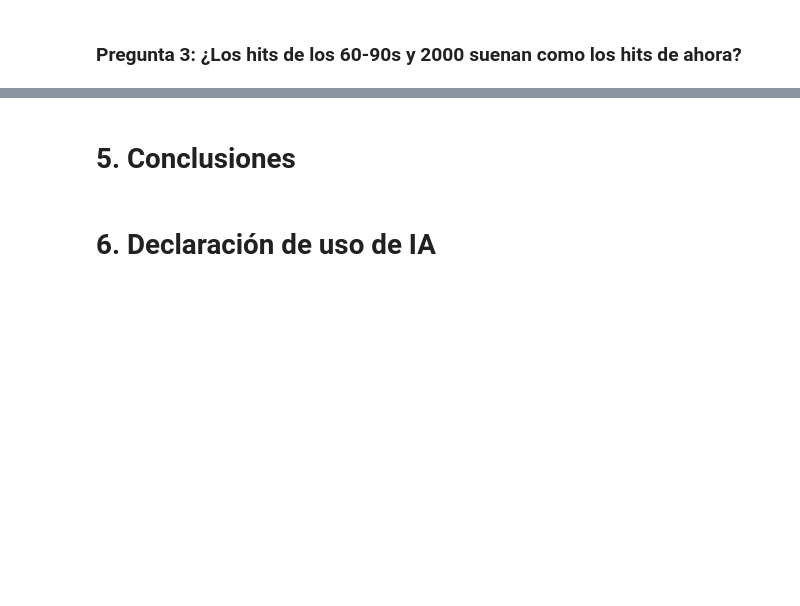
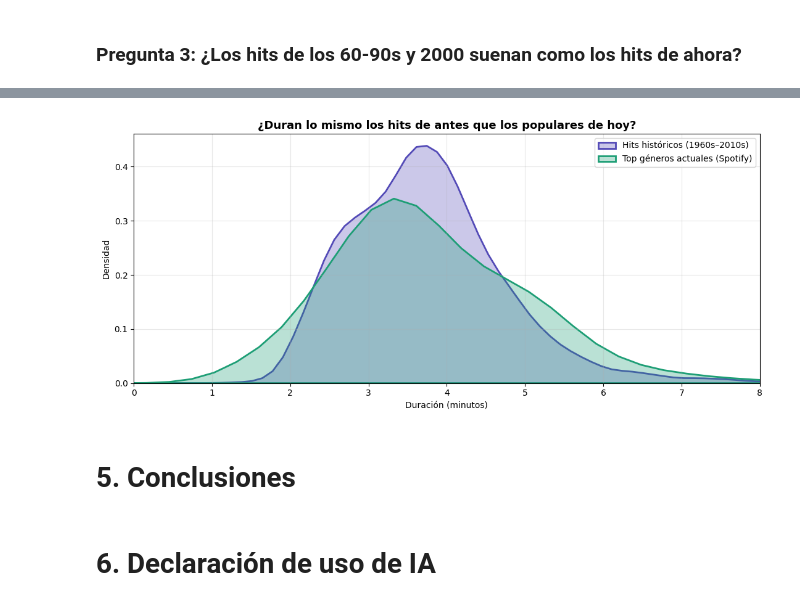
Before and after one commit to AJG239/Spotify-Visualitation, a Jupyter notebook: spotify.ipynb, the cells around one changed output, grey strips where cells are left out. Drawn from its saved outputs; the diff is of its cells as text; code cells hidden in the pictures; blank space fills up the shorter version.

```diff
--- a/spotify.ipynb
+++ b/spotify.ipynb
@@ -295,3 +386,33 @@ plt.show()
+# %%
+fig, ax = plt.subplots(figsize=(11, 5))
+
+sns.kdeplot(
+    data=hits_only, x='duration_min',
+    fill=True, alpha=0.3, linewidth=2,
+    color='#534AB7', label='Hits históricos (1960s–2010s)',
+    ax=ax
+)
+
+sns.kdeplot(
+    data=df_top, x='duration_min',
+    fill=True, alpha=0.3, linewidth=2,
+    color='#1D9E75', label='Top géneros actuales (Spotify)',
+    ax=ax
+)
+
+ax.set_xlim(0, 8)
+ax.set_xlabel('Duración (minutos)')
+
+ax.set_ylabel('Densidad')
+
+ax.set_title('¿Duran lo mismo los hits de antes que los populares de hoy?', fontsize=13, fontweight='bold')
+ax.legend()
+ax.grid(True, alpha=0.3)
+
+plt.tight_layout()
+plt.show()
+# %% [output]
+[figure, added]
 # %% [markdown]
 # 5. Conclusiones
 # %% [markdown]
```
Also changed, not shown: parts of 13 cells of this notebook.
